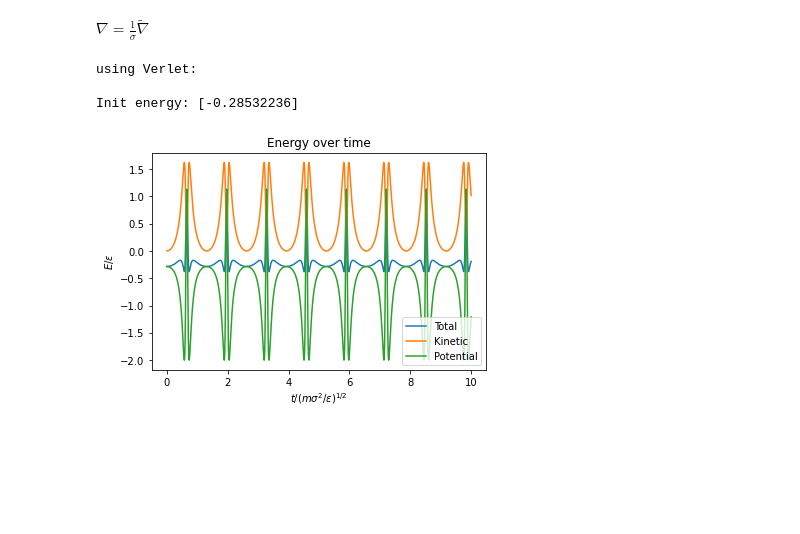
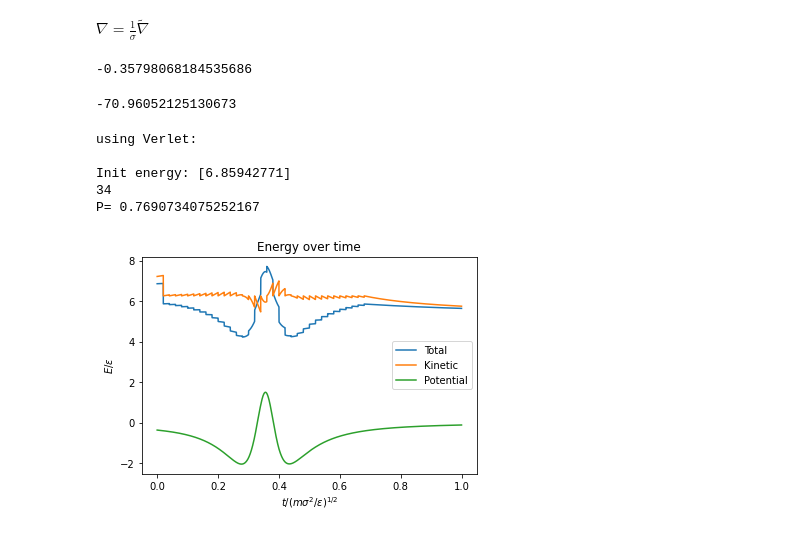
Before and after one commit to PoldeDalmau/Argon_MD, a Jupyter notebook: Week4 velocities and rescaling.ipynb, the cells around one changed output. Drawn from its saved outputs; the diff is of its cells as text; code cells hidden in the pictures; blank space fills up the shorter version.

```diff
--- a/Week4 velocities and rescaling.ipynb
+++ b/Week4 velocities and rescaling.ipynb
@@ -17,14 +17,14 @@ Kinetic energy in natural units: $\tilde K(\tilde v) = \frac{K(v)}{\epsilon}= \f
 $\nabla = \frac{1}{\sigma} \tilde\nabla$
 # %%
 n = 6   #number of particles
-L = 1000   #System is of size LxL with the origin at the center. The units of L are of 1/s
+L = 10   #System is of size LxL with the origin at the center. The units of L are of 1/s
 T = 100 # the systhem is initialized at room temperature
-init_pos = np.array([[0, 0, 0],[L-1, L-1, L-1], [847, 325, 638], [748, 475, 224], [448, 45, 834], [97, 145, 564]])
+init_pos = np.array([[0, 0, 0],[L-1, L-1, L-1], [8, 3, 6], [7, 4, 2], [4, 4, 8], [7, 5, 6]])
 #init_pos = np.random.uniform(low = 0, high = 1000, size = (n,3))
-#init_vel = np.random.normal(np.sqrt(T/119.8), size = (n, 3))
-#init_vel = init_vel - np.mean(init_vel, axis=0)
-init_vel = np.zeros((n,3))
-time_step = float(1e-3)
+init_vel = np.random.normal(np.sqrt(T/119.8), size = (n, 3))
+init_vel = init_vel - np.mean(init_vel, axis=0)
+#init_vel = np.zeros((n,3))
+time_step = float(1e-4)
 # e =  1.65 * pow(10,-21)
 # s =  3.405 * pow(10,-10)
 # m =  6.6335 * pow(10, -26) #mass of argon atom in kg
@@ -111,6 +111,27 @@ def pot_en(position): #position is the matrix with all the positions stored in i
     u = 4*(1/R**12 - 1/R**6)
     U = np.sum(u)
     return U
+# %%
+pot_en(init_pos)
+# %% [output]
+-0.35798068184535686
+# %%
+def pressure(position): #position is the matrix with all the positions stored in it
+
+    r = atomic_distances(position[:,-3:], 0) #n x n simmetric matrix, r[i,j] is the distance between the i-th and the j-th particles
+    i = np.where(r == 0) # indices where the r matrix is 0
+    ones = np.zeros((n,n)) # nxn matrix
+    ones[i] = 1 # matrix with ones where r has zeros
+    R = r + ones  # same matrix as r, but with ones where r has zeros. we do this to avoid dividing by zero
+    tba_matrix = -12*((2*(1/R)**12)-((1/R)**6))
+    tba = np.sum(tba_matrix)
+    #rho = n/(L*L*L)
+    #P = (rho*119,8/T) - (rho/(3*n))*
+    return tba
+# %%
+pressure(init_pos)
+# %% [output]
+-70.96052125130673
 # %%
 def simulate(algorithm):
     #Create a 2x8 matrix to store the velocity of each particle at each step in time.
@@ -126,6 +147,8 @@ def simulate(algorithm):
     final_vector_pot = np.array([pot_en(final_matrix_pos)])
     final_vector_energy = np.array([kin_en(init_vel) + pot_en(final_matrix_pos)])
 
+    final_vector_tba = np.array([pressure(init_pos)])
+
     print("Init energy:" , final_vector_energy)
 
     final_rel_dist = atomic_distances(init_pos, 0)
@@ -140,39 +163,49 @@ def simulate(algorithm):
         final_vector_pot = np.concatenate((final_vector_pot, np.array([pot_en(final_matrix_pos)])), axis=0, out=None)
         final_vector_energy = np.concatenate((final_vector_energy, np.array([kin_en(next_step_velocity) + pot_en(final_matrix_pos)])), axis=0, out=None)
         final_rel_dist = np.concatenate((final_rel_dist, atomic_distances(next_step_position, 0)), axis = 1, out = None)
+        final_vector_tba = np.concatenate((final_vector_tba, np.array([pressure(final_matrix_pos)])), axis = 0, out = None)
 
-        window = 100
-        if i%window == 0 and abs(final_vector_energy[-1] - np.sum(final_vector_energy, initial=-10)/11) > 20 and number_of_steps/(window*j) < 0.8:
+        window = 200
+        if  i>0 and i<int(0.7*number_of_steps) and i%window == 0:
             j = j+1
             l = np.sqrt((3*(n-1)*T)/(2*final_vector_kin[-1]*119.8))
             final_matrix_vel = final_matrix_vel * l
     print(j)
+
+    #i<int(0.7*number_of_steps) and abs(final_vector_energy[-1] - np.sum(final_vector_energy[-10:])/10) > 0.001*(np.sum(final_vector_energy[-10:])/10)
+    n_0 = int(0.7*number_of_steps)
+    #P = (1/(n-n_0))*np.sum(final_vector_tba[-n_0:])
+    rho = n/(L*L*L)
+    P = np.sum([rho*119,8/T , -(rho/(3*n))*(1/(n-n_0))*np.sum(final_vector_tba[-n_0:])])
+    print("P=", P)
 
     #print("Positions:\n" , final_matrix_pos)
     #print("Velocities:\n" , init_vel)
     #print("Energy:\n" , final_vector_pot)
     #print(final_vector_energy)
     #print(final_vector_pot)
     #print(final_rel_dist)
 
 
     print("")
     plt.plot(times, final_vector_energy, label = "Total")
     plt.plot(times, final_vector_kin, label = "Kinetic")
     plt.plot(times, final_vector_pot, label = "Potential")
     plt.legend()
     plt.title("Energy over time")
     plt.xlabel("$t/(m\sigma^2/\epsilon)^{1/2}$")
     plt.ylabel("$E/\epsilon$")
     plt.show()
 
 #print("using Euler:\n")
 #simulate(euler)
 print("using Verlet:\n")
 simulate(verlet)
 # %% [output]
 using Verlet:
 
-Init energy: [-0.28532236]
+Init energy: [6.85942771]
+34
+P= 0.7690734075252167
-[figure, old version]
+[figure, new version]
 # %%
```
Also changed, not shown: parts of 1 cell of this notebook, 1 other file.
